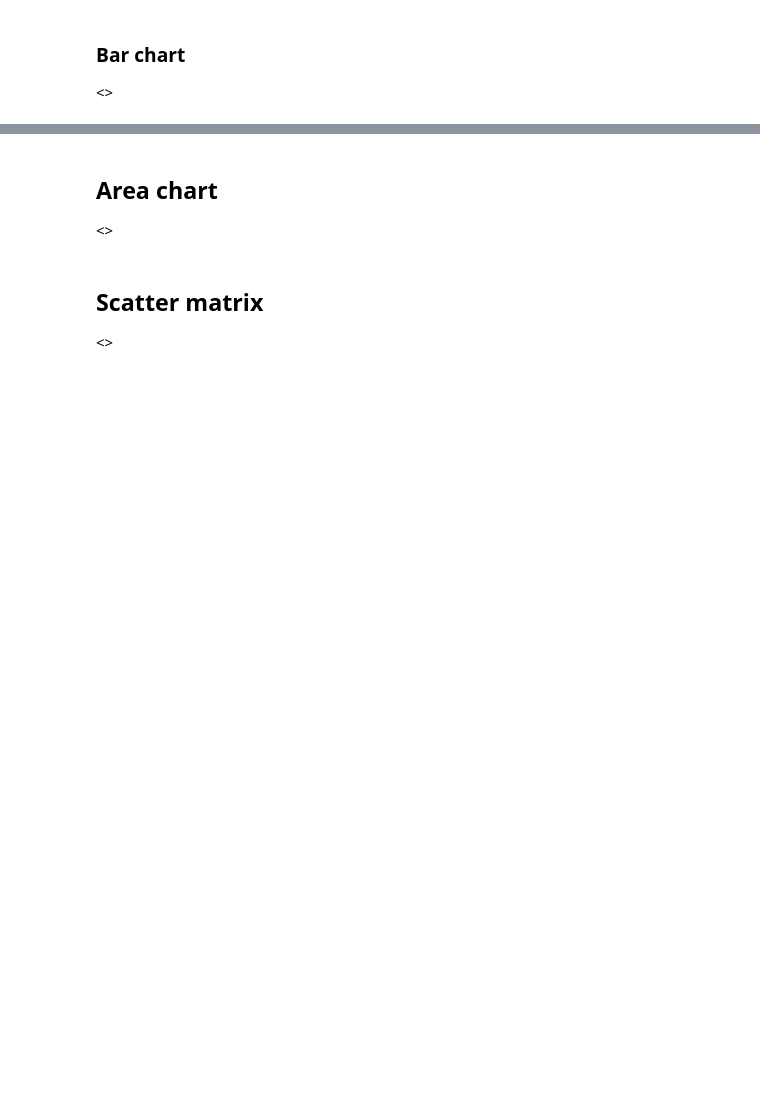
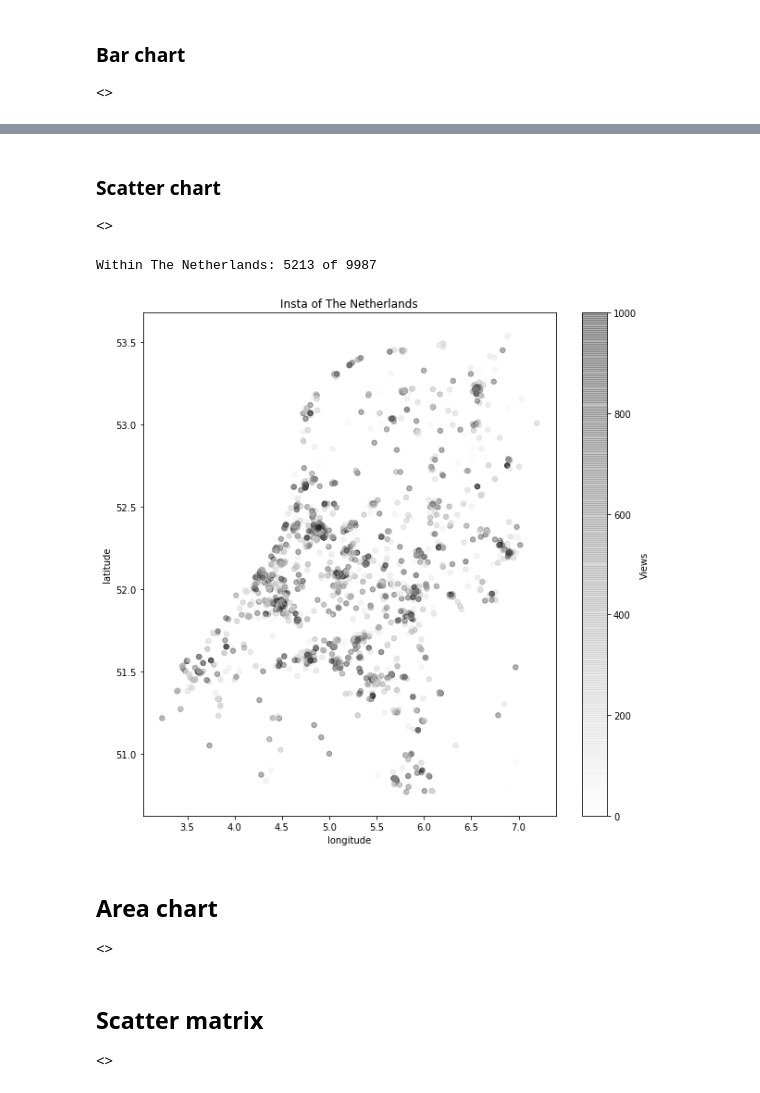
Before and after one commit to DemianMelskens/CBS, a Jupyter notebook: Visualization/Initial analysis.ipynb, the cells around one changed output, grey strips where cells are left out. Drawn from its saved outputs; the diff is of its cells as text; code cells hidden in the pictures; blank space fills up the shorter version.

```diff
--- a/Visualization/Initial analysis.ipynb
+++ b/Visualization/Initial analysis.ipynb
@@ -66,3 +88,39 @@ array([<matplotlib.axes._subplots.AxesSubplot object at 0x...>,
+# %% [markdown]
+### Scatter chart
+
+<>
+# %%
+data_gps = data
+data_gps = data_gps.loc[3.2 <= data_gps['GPS lengtegraad']]
+data_gps = data_gps.loc[7.4 >= data_gps['GPS lengtegraad']]
+data_gps = data_gps.loc[50.7 <= data_gps['GPS breedtegraad']]
+data_gps = data_gps.loc[53.6 >= data_gps['GPS breedtegraad']]
+
+plt.figure(figsize=[10,10]);
+
+plt.title('Insta of The Netherlands')
+plt.xlabel('longitude')
+plt.ylabel('latitude')
+#plt.xlim(3.2,7.4)
+#plt.ylim(50.7,53.6)
+sizes = 120
+
+data.loc[data['sentiment'] == '+']
+
+print('Within The Netherlands:', len(data_gps), 'of', len(data))
+
+points=plt.scatter(data_gps['GPS lengtegraad'], data_gps['GPS breedtegraad'], marker='.'
+                   , c=data_gps.views
+                   , s=sizes**1
+                   , alpha=0.3
+                   , cmap='binary')
+
+plt.clim(0,1000)
+
+plt.colorbar(label='Views');
+# %% [output]
+Within The Netherlands: 5213 of 9987
+[figure, added]
 # %% [markdown]
 ## Area chart
 
```
Also changed, not shown: parts of 5 cells of this notebook, 1 other file.
